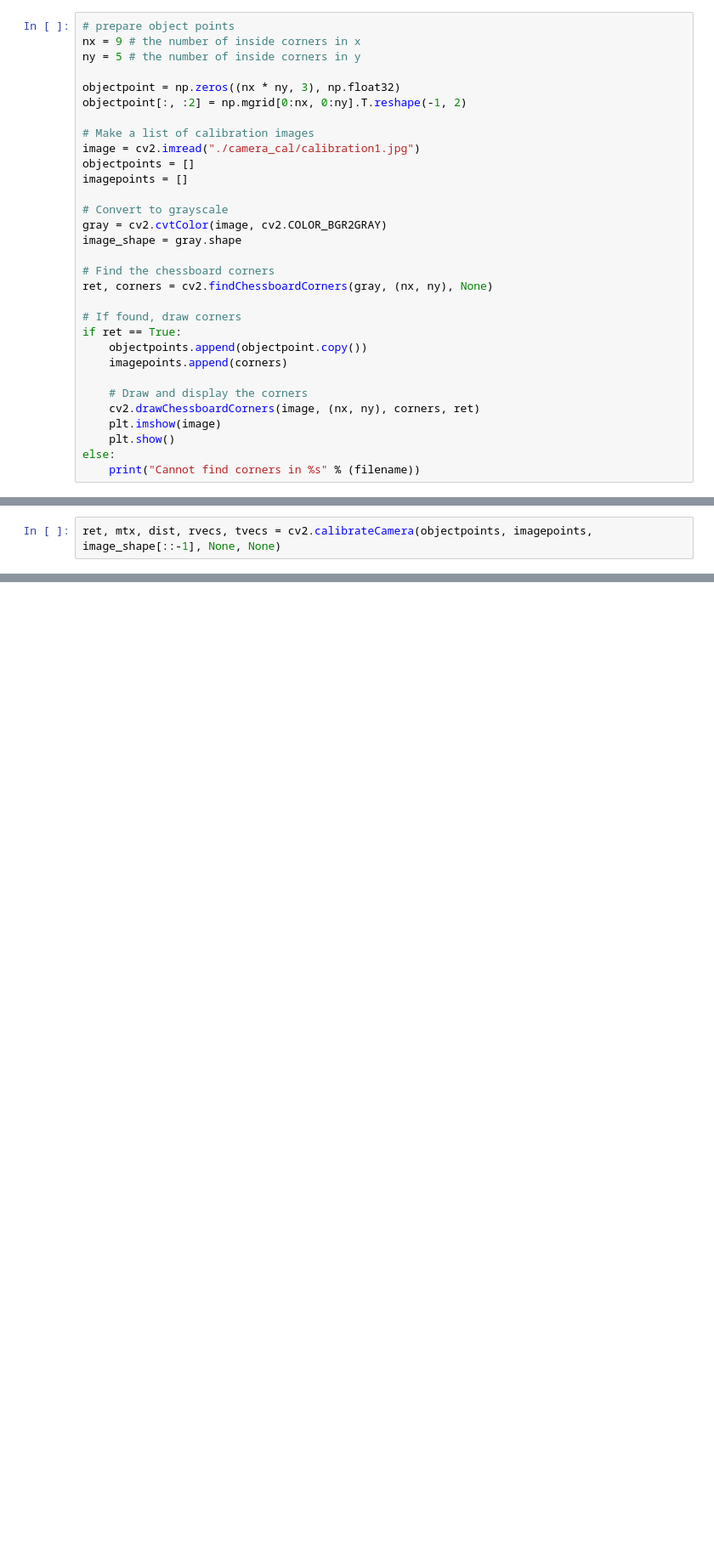
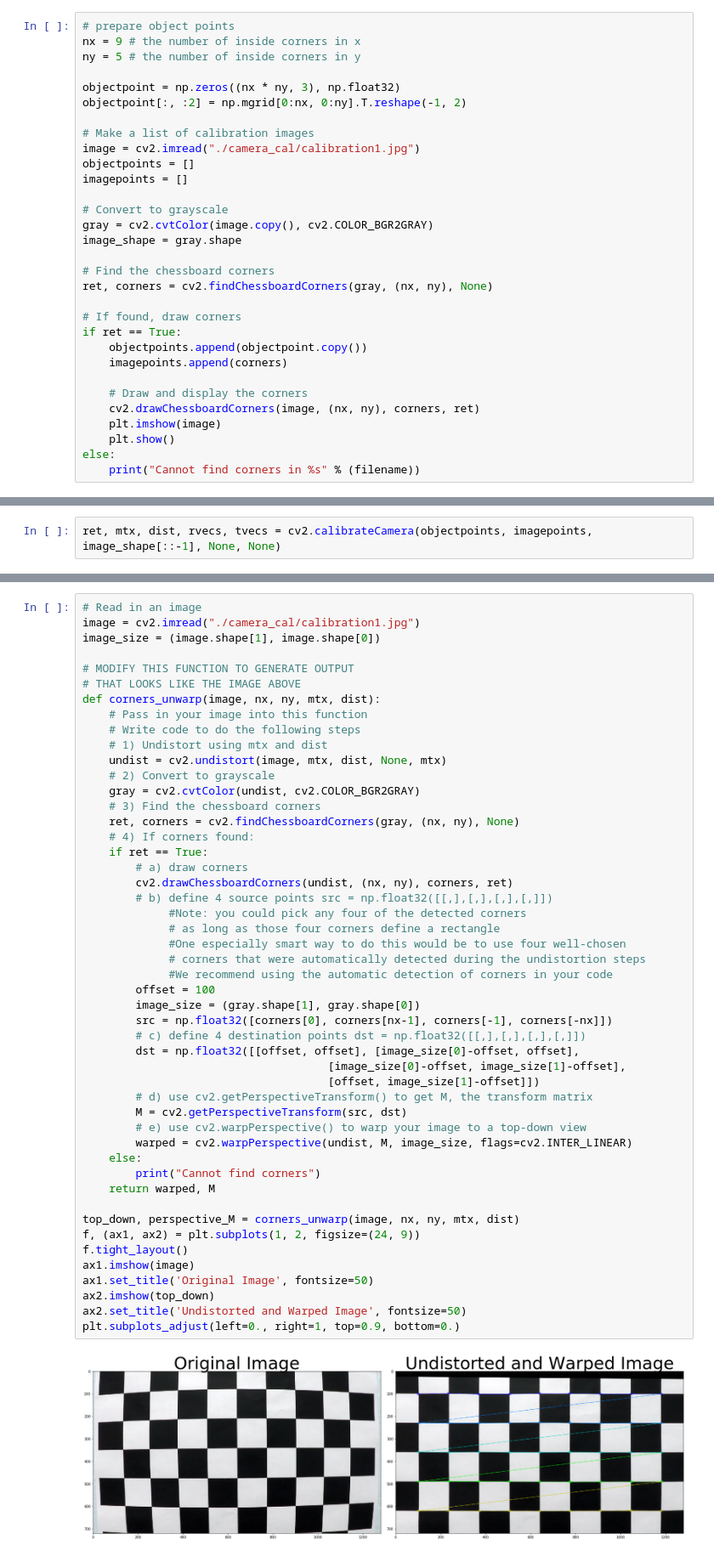
Before and after one commit to afcarl/CarND-Advanced-Lane-Lines-1, a Jupyter notebook: 01-camera-calibration-example.ipynb, the cells around one changed output, grey strips where cells are left out. Shown at 85% size. Drawn from its saved outputs; the diff is of its cells as text; blank space fills up the shorter version.

```diff
--- a/01-camera-calibration-example.ipynb
+++ b/01-camera-calibration-example.ipynb
@@ -33,7 +33,7 @@ objectpoints = []
 imagepoints = []
 
 # Convert to grayscale
-gray = cv2.cvtColor(image, cv2.COLOR_BGR2GRAY)
+gray = cv2.cvtColor(image.copy(), cv2.COLOR_BGR2GRAY)
 image_shape = gray.shape
 
 # Find the chessboard corners
@@ -70,3 +70,54 @@ plt.subplots_adjust(left=0., right=1, top=0.9, bottom=0.)
 plt.show()
 # %% [output]
 [figure]
+# %%
+# Read in an image
+image = cv2.imread("./camera_cal/calibration1.jpg")
+image_size = (image.shape[1], image.shape[0])
+
+# MODIFY THIS FUNCTION TO GENERATE OUTPUT
+# THAT LOOKS LIKE THE IMAGE ABOVE
+def corners_unwarp(image, nx, ny, mtx, dist):
+    # Pass in your image into this function
+    # Write code to do the following steps
+    # 1) Undistort using mtx and dist
+    undist = cv2.undistort(image, mtx, dist, None, mtx)
+    # 2) Convert to grayscale
+    gray = cv2.cvtColor(undist, cv2.COLOR_BGR2GRAY)
+    # 3) Find the chessboard corners
+    ret, corners = cv2.findChessboardCorners(gray, (nx, ny), None)
+    # 4) If corners found:
+    if ret == True:
+        # a) draw corners
+        cv2.drawChessboardCorners(undist, (nx, ny), corners, ret)
+        # b) define 4 source points src = np.float32([[,],[,],[,],[,]])
+             #Note: you could pick any four of the detected corners
+             # as long as those four corners define a rectangle
+             #One especially smart way to do this would be to use four well-chosen
+             # corners that were automatically detected during the undistortion steps
+             #We recommend using the automatic detection of corners in your code
+        offset = 100
+        image_size = (gray.shape[1], gray.shape[0])
+        src = np.float32([corners[0], corners[nx-1], corners[-1], corners[-nx]])
+        # c) define 4 destination points dst = np.float32([[,],[,],[,],[,]])
+        dst = np.float32([[offset, offset], [image_size[0]-offset, offset],
+                                     [image_size[0]-offset, image_size[1]-offset],
+                                     [offset, image_size[1]-offset]])
+        # d) use cv2.getPerspectiveTransform() to get M, the transform matrix
+        M = cv2.getPerspectiveTransform(src, dst)
+        # e) use cv2.warpPerspective() to warp your image to a top-down view
+        warped = cv2.warpPerspective(undist, M, image_size, flags=cv2.INTER_LINEAR)
+    else:
+        print("Cannot find corners")
+    return warped, M
+
+top_down, perspective_M = corners_unwarp(image, nx, ny, mtx, dist)
+f, (ax1, ax2) = plt.subplots(1, 2, figsize=(24, 9))
+f.tight_layout()
+ax1.imshow(image)
+ax1.set_title('Original Image', fontsize=50)
+ax2.imshow(top_down)
+ax2.set_title('Undistorted and Warped Image', fontsize=50)
+plt.subplots_adjust(left=0., right=1, top=0.9, bottom=0.)
+# %% [output]
+[figure, added]
```
